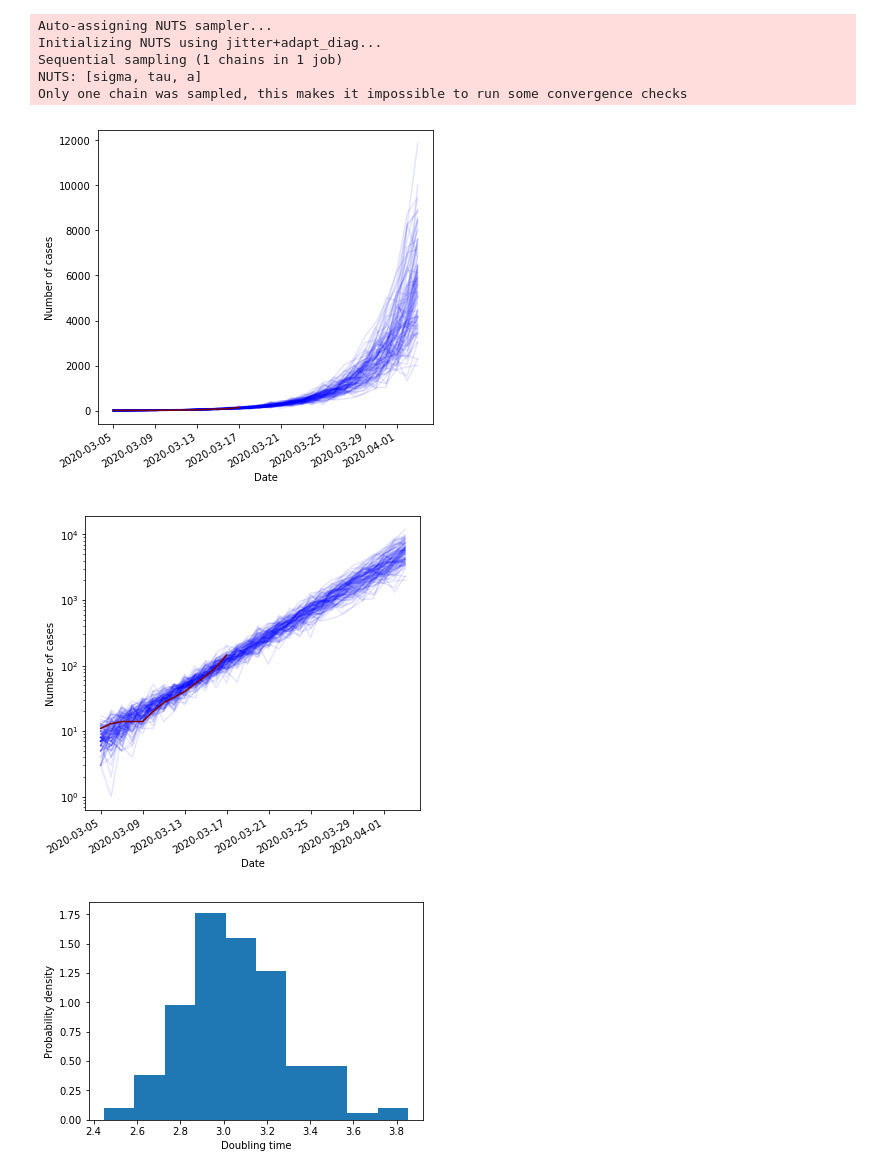
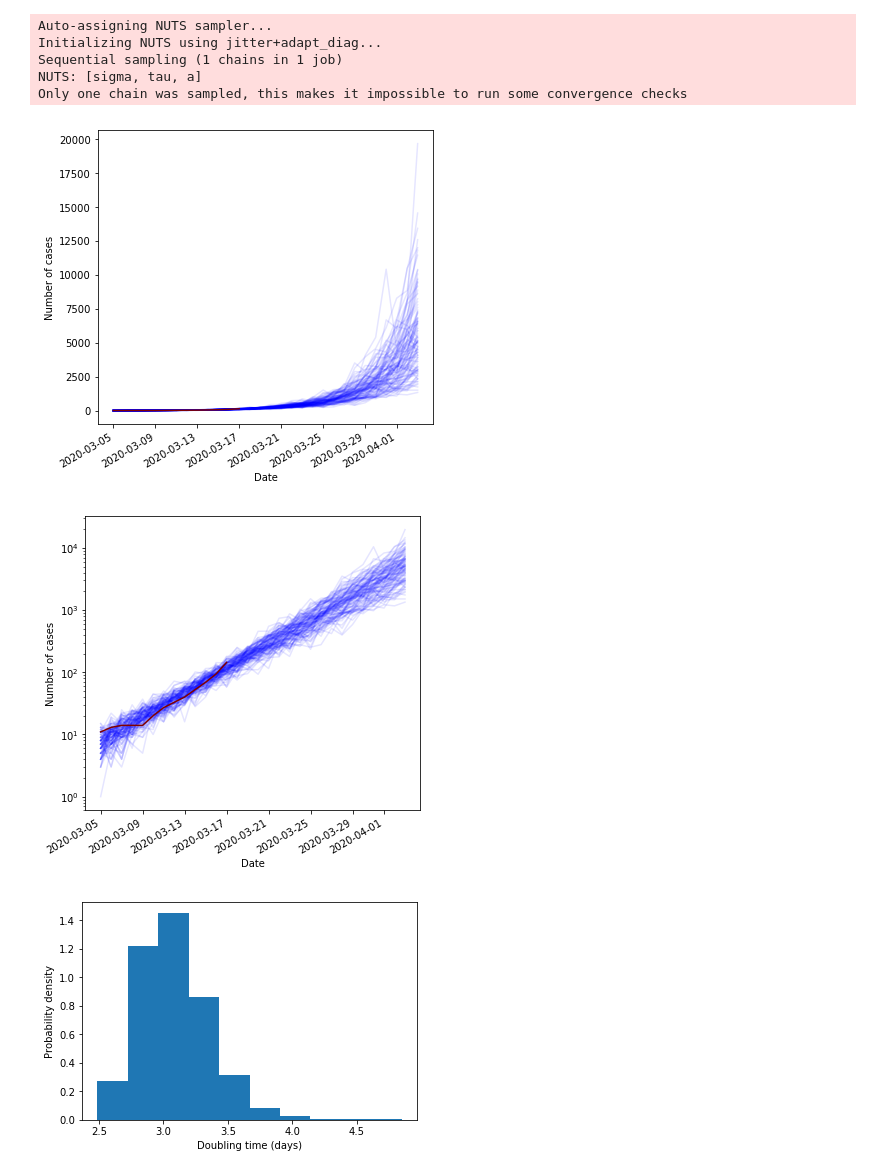
Before and after one commit to CityOfLosAngeles/public-health-prototype, a Jupyter notebook: notebooks/covid19/extrapolate.ipynb, the cells around one changed output. Cells and saved outputs as stored; diff of their text form; code cells hidden in the pictures.

```diff
--- a/notebooks/covid19/extrapolate.ipynb
+++ b/notebooks/covid19/extrapolate.ipynb
@@ -92,7 +98,7 @@ with pymc3.Model() as model:
 # %%
 with model:
     # Sample posterior
-    trace = pymc3.sample(tune=1500, chains=1, cores=1, target_accept=.9)
+    trace = pymc3.sample(draws=2000, tune=1500, chains=1, cores=1, target_accept=.9)
 
     # Update data so that we get predictions into the future
     x_data = numpy.arange(0, N_MODEL_DAYS)
@@ -111,25 +117,24 @@ Only one chain was sampled, this makes it impossible to run some convergence che
 # %%
 fig, ax = plt.subplots(figsize=(6,6))
 daterange = pandas.date_range(
-    start=date,
-    end=(date+pandas.Timedelta(days=N_MODEL_DAYS-1))
+    start=start_date,
+    end=(start_date+pandas.Timedelta(days=N_MODEL_DAYS-1))
 )
 for i in post_pred['counts']:
     ax.plot(daterange.values, i, color='blue', alpha=0.1)
 ax.plot(la.date, la.cases, color='maroon')
-#ax.set_xlim(0, 20)
-#ax.set_ylim(0, 1000)
 ax.set_xlabel("Date")
 ax.set_ylabel("Number of cases")
 fig.autofmt_xdate()
 fig.show()
+plt.savefig("extrapolation.svg", bbox="tight")
 # %% [output]
-[figure, old version]
+[figure, new version]
 # %%
 fig, ax = plt.subplots(figsize=(6,6))
 daterange = pandas.date_range(
-    start=date,
-    end=(date+pandas.Timedelta(days=N_MODEL_DAYS-1))
+    start=start_date,
+    end=(start_date+pandas.Timedelta(days=N_MODEL_DAYS-1))
 )
 for i in post_pred['counts']:
     ax.semilogy(daterange.values, i, color='blue', alpha=0.1)
@@ -138,13 +143,15 @@ ax.set_xlabel("Date")
 ax.set_ylabel("Number of cases")
 fig.autofmt_xdate()
 fig.show()
+plt.savefig("extrapolation-semilog.svg", bbox="tight")
 # %% [output]
-[figure, old version]
+[figure, new version]
 # %%
 fig, ax = plt.subplots()
 ax.hist(trace.tau, density=True)
-ax.set_xlabel("Doubling time")
+ax.set_xlabel("Doubling time (days)")
 ax.set_ylabel("Probability density")
 fig.show()
+plt.savefig("timescale.svg", bbox="tight")
 # %% [output]
-[figure, old version]
+[figure, new version]
```
Also changed, not shown: parts of 2 cells of this notebook, 3 other files.
